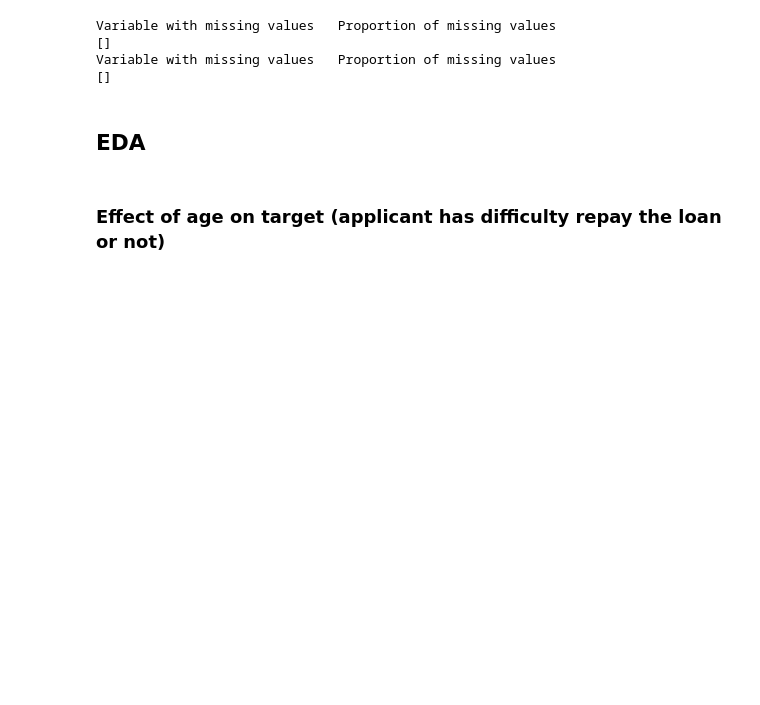
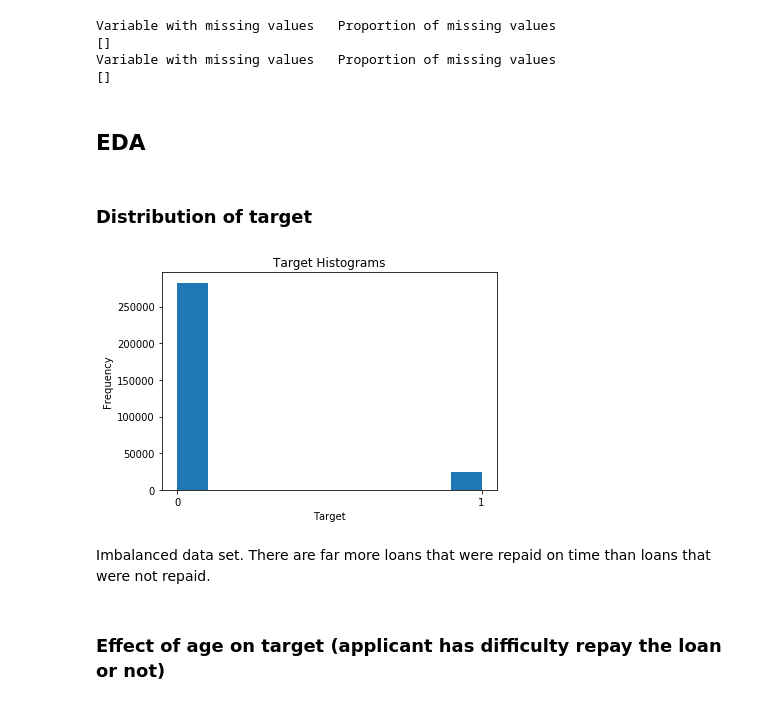
Before and after one commit to xinyuyao22/6202-Final-Project, a Jupyter notebook: Final Report.ipynb, the cells around one changed output. Saved outputs shown, nothing was run; the diff lists cells and outputs as text; code cells hidden in the pictures; blank space fills up the shorter version.

```diff
--- a/Final Report.ipynb
+++ b/Final Report.ipynb
@@ -250,6 +247,20 @@ Variable with missing values   Proportion of missing values
 []
 # %% [markdown]
 ## EDA
+# %% [markdown]
+### Distribution of target
+# %%
+plt.hist(app_train['TARGET'].values)
+plt.title('Target Histograms')
+plt.xticks(np.arange(0, 1.1, step=1))
+plt.xlabel('Target')
+plt.ylabel('Frequency')
+plt.show()
+# %% [output]
+[figure, added]
+# %% [markdown]
+Imbalanced data set.
+There are far more loans that were repaid on time than loans that were not repaid.
 # %% [markdown]
 ### Effect of age on target (applicant has difficulty repay the loan or not)
 # %%
```
Also changed, not shown: parts of 11 cells of this notebook.
